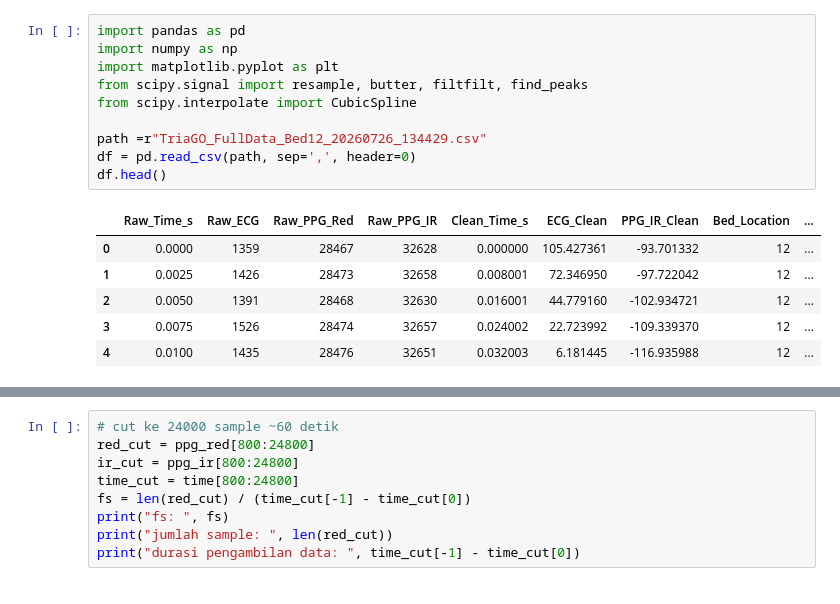
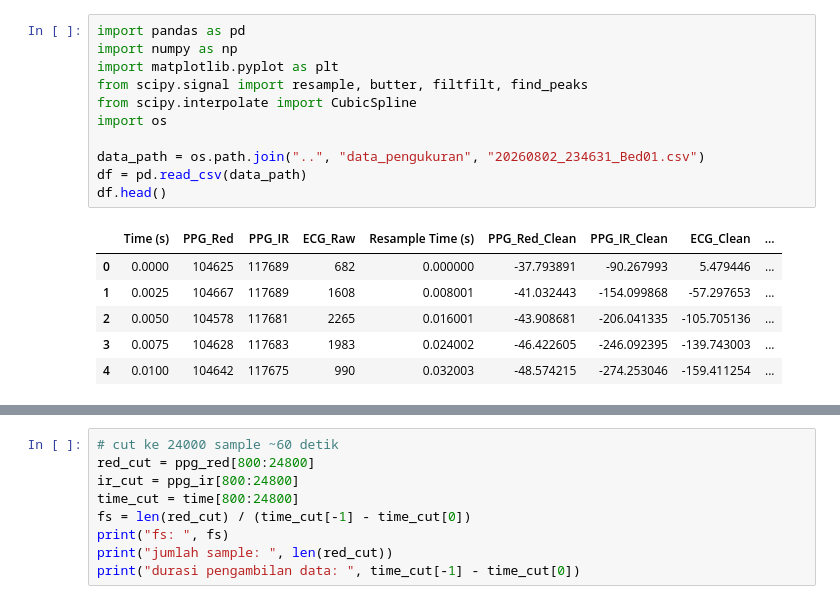
Before and after one commit to FaridAlfaruq/triago_app, a Jupyter notebook: draft_filter/filter_ppg.ipynb, the cells around one changed output, grey strips where cells are left out. Saved outputs shown, nothing was run; the diff lists cells and outputs as text.

```diff
--- a/draft_filter/filter_ppg.ipynb
+++ b/draft_filter/filter_ppg.ipynb
@@ -1,18 +1,19 @@
 # %%
 import pandas as pd
 import numpy as np
 import matplotlib.pyplot as plt
 from scipy.signal import resample, butter, filtfilt, find_peaks
 from scipy.interpolate import CubicSpline
+import os
 
-path =r"TriaGO_FullData_Bed12_20260726_134429.csv"
-df = pd.read_csv(path, sep=',', header=0)
+data_path = os.path.join("..", "data_pengukuran", "20260802_234631_Bed01.csv")
+df = pd.read_csv(data_path)
 df.head()
 # %% [output]
-|  | Raw_Time_s | Raw_ECG | Raw_PPG_Red | Raw_PPG_IR | Clean_Time_s | ECG_Clean | PPG_IR_Clean | Bed_Location | ... |
-| 0 | 0.0000 | 1359 | 28467 | 32628 | 0.000000 | 105.427361 | -93.701332 | 12 | ... |
-| 1 | 0.0025 | 1426 | 28473 | 32658 | 0.008001 | 72.346950 | -97.722042 | 12 | ... |
-| 2 | 0.0050 | 1391 | 28468 | 32630 | 0.016001 | 44.779160 | -102.934721 | 12 | ... |
-| 3 | 0.0075 | 1526 | 28474 | 32657 | 0.024002 | 22.723992 | -109.339370 | 12 | ... |
-| 4 | 0.0100 | 1435 | 28476 | 32651 | 0.032003 | 6.181445 | -116.935988 | 12 | ... |
+|  | Time (s) | PPG_Red | PPG_IR | ECG_Raw | Resample Time (s) | PPG_Red_Clean | PPG_IR_Clean | ECG_Clean | ... |
+| 0 | 0.0000 | 104625 | 117689 | 682 | 0.000000 | -37.793891 | -90.267993 | 5.479446 | ... |
+| 1 | 0.0025 | 104667 | 117689 | 1608 | 0.008001 | -41.032443 | -154.099868 | -57.297653 | ... |
+| 2 | 0.0050 | 104578 | 117681 | 2265 | 0.016001 | -43.908681 | -206.041335 | -105.705136 | ... |
+| 3 | 0.0075 | 104628 | 117683 | 1983 | 0.024002 | -46.422605 | -246.092395 | -139.743003 | ... |
+| 4 | 0.0100 | 104642 | 117675 | 990 | 0.032003 | -48.574215 | -274.253046 | -159.411254 | ... |
 # %%
```
Also changed, not shown: parts of 7 cells of this notebook, 7 other files.
